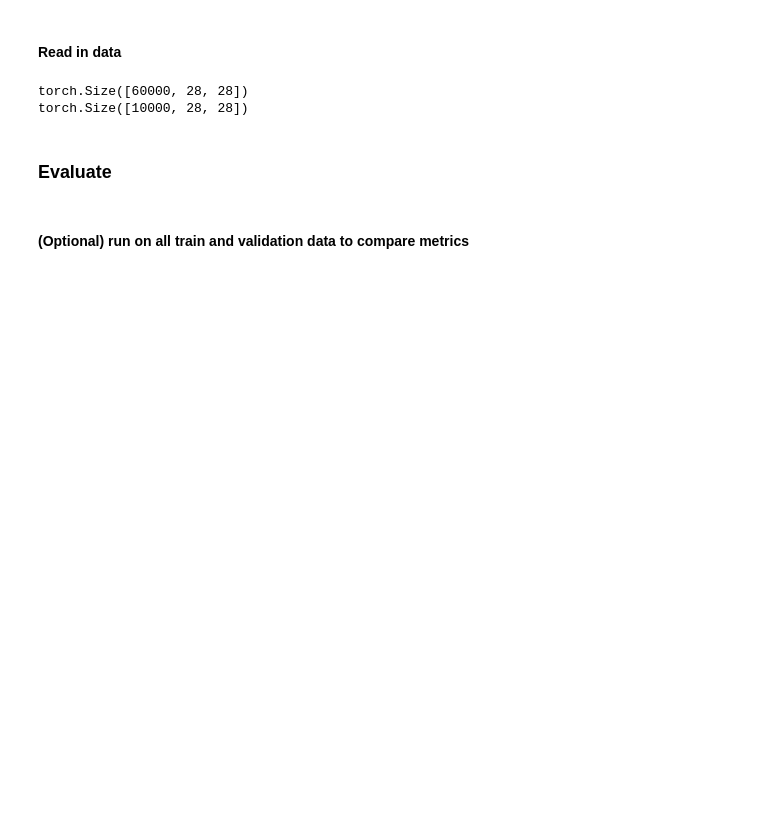
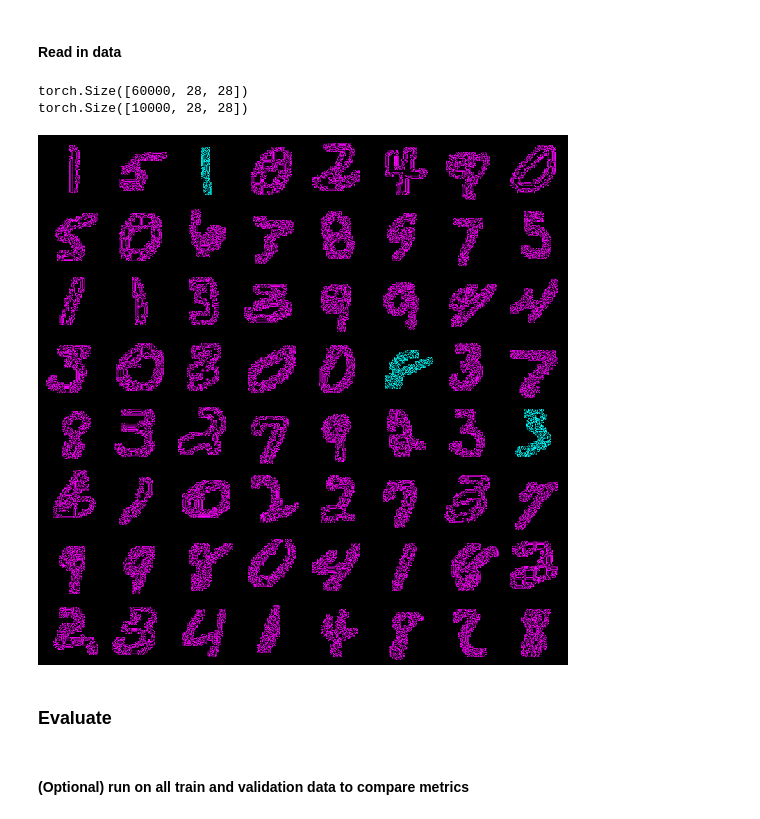
Before and after one commit to soCromp/generative-models, a Jupyter notebook: dists.ipynb, the cells around one changed output. Saved outputs shown, nothing was run; the diff lists cells and outputs as text; code cells hidden in the pictures; blank space fills up the shorter version.

Commit message:
dists plots and purturbation analysis

```diff
--- a/dists.ipynb
+++ b/dists.ipynb
@@ -24,7 +24,9 @@ from IPython.display import display
 exs = [
     '/home/sonia/generative-models/logs/dists/mnist/vae/version_0',
     '/home/sonia/generative-models/logs/dists/gtsrb/vae/version_0',
-    '/home/sonia/generative-models/logs/dists/coloredMNIST/betavae/version_0'
+    '/home/sonia/generative-models/logs/dists/coloredMNIST/betavae/version_0', #128 latent dims
+    '/home/sonia/generative-models/logs/dists/coloredMNIST/betavae/version_1', #32 latent dims
+    '/home/sonia/generative-models/logs/dists/coloredMNIST/betavae/version_2', #8 latent dims
 ]
 # %%
 path_to_model = exs[2]
@@ -56,3 +68,10 @@ input = DataLoader(inputdata,
                     num_workers=dataconfig['num_workers'],
                     shuffle=False,
                     pin_memory=True)
+# %%
+batch=next(iter(input))
+imgs = batch[0]
+pil()(make_grid(imgs, nrow=int(imgs.shape[0]**0.5)))
+# to get index: the top row has indices 0, 1, 2, etc
+# %% [output]
+[figure, added]
```
Also changed, not shown: parts of 17 cells of this notebook.
